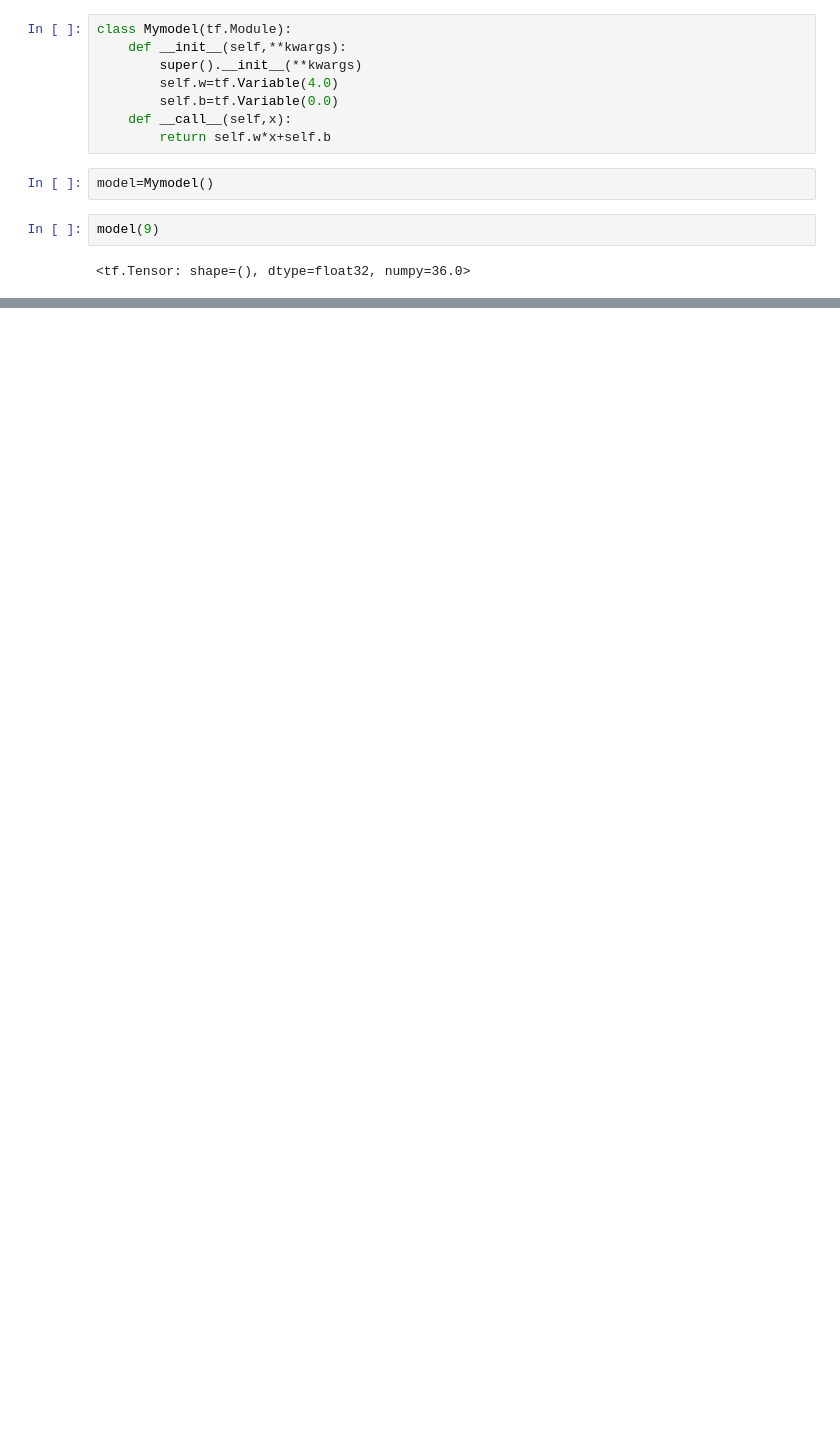
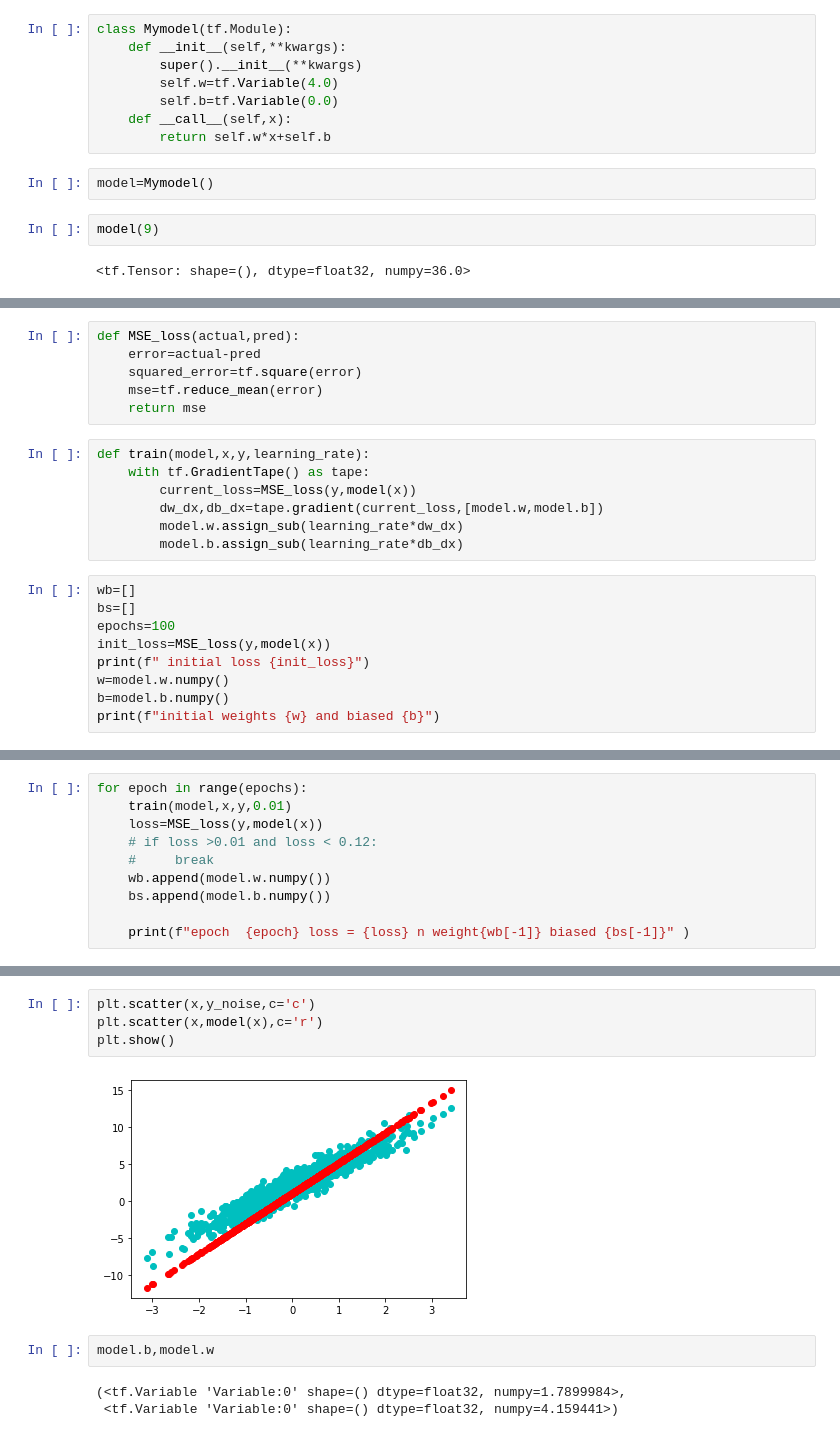
Before and after one commit to nitinkumar62011/Python-libraries-practice, a Jupyter notebook: tensorflow/tensorflow_practice.ipynb, the cells around one changed output, grey strips where cells are left out. Drawn from its saved outputs; the diff is of its cells as text; blank space fills up the shorter version.

Commit message:
practiced on simple linear regression model using tensorflow

```diff
--- a/tensorflow/tensorflow_practice.ipynb
+++ b/tensorflow/tensorflow_practice.ipynb
@@ -284,0 +335,22 @@ plt.show()
+# %%
+def MSE_loss(actual,pred):
+    error=actual-pred
+    squared_error=tf.square(error)
+    mse=tf.reduce_mean(error)
+    return mse
+# %%
+def train(model,x,y,learning_rate):
+    with tf.GradientTape() as tape:
+        current_loss=MSE_loss(y,model(x))
+        dw_dx,db_dx=tape.gradient(current_loss,[model.w,model.b])
+        model.w.assign_sub(learning_rate*dw_dx)
+        model.b.assign_sub(learning_rate*db_dx)
+# %%
+wb=[]
+bs=[]
+epochs=100
+init_loss=MSE_loss(y,model(x))
+print(f" initial loss {init_loss}")
+w=model.w.numpy()
+b=model.b.numpy()
+print(f"initial weights {w} and biased {b}")
@@ -284,0 +360,10 @@ plt.show()
+# %%
+for epoch in range(epochs):
+    train(model,x,y,0.01)
+    loss=MSE_loss(y,model(x))
+    # if loss >0.01 and loss < 0.12:
+    #     break
+    wb.append(model.w.numpy())
+    bs.append(model.b.numpy())
+
+    print(f"epoch  {epoch} loss = {loss} n weight{wb[-1]} biased {bs[-1]}" )
@@ -284,0 +388,11 @@ plt.show()
+# %%
+plt.scatter(x,y_noise,c='c')
+plt.scatter(x,model(x),c='r')
+plt.show()
+# %% [output]
+[figure, added]
+# %%
+model.b,model.w
+# %% [output]
+(<tf.Variable 'Variable:0' shape=() dtype=float32, numpy=1.7899984>,
+ <tf.Variable 'Variable:0' shape=() dtype=float32, numpy=4.159441>)
```
Also changed, not shown: parts of 15 cells of this notebook.
